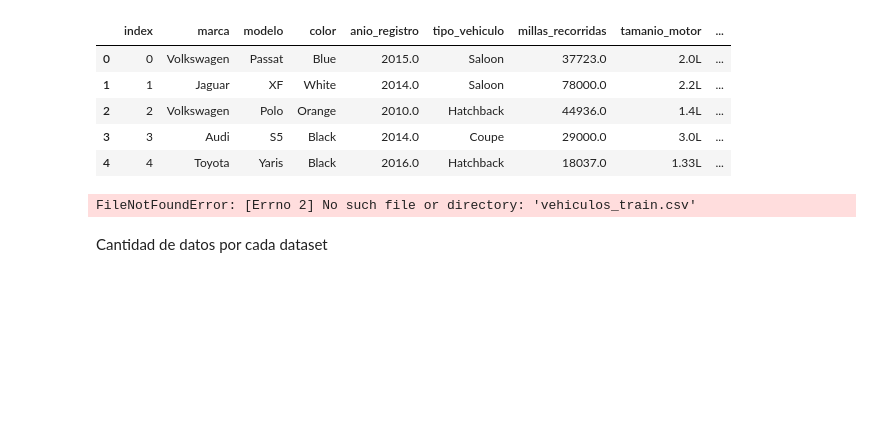
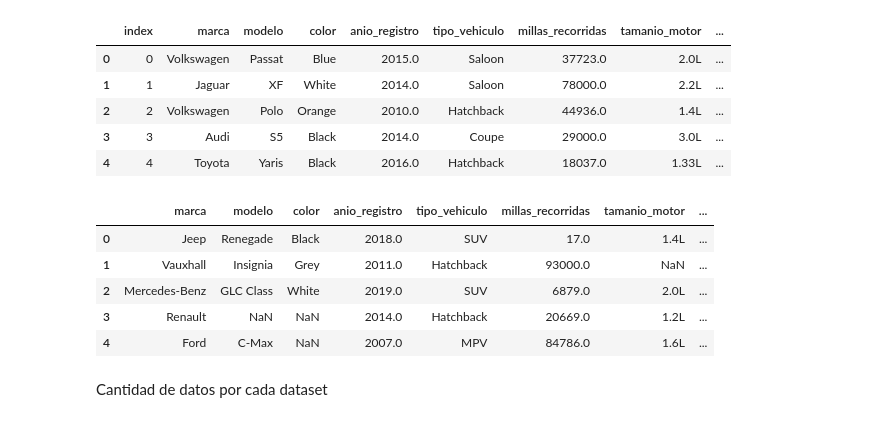
Before and after one commit to WSmithDR/machine-learning-project, a Jupyter notebook: 0. Revision preliminar.ipynb, the cells around one changed output. Saved outputs shown, nothing was run; the diff lists cells and outputs as text; code cells hidden in the pictures; blank space fills up the shorter version.

```diff
--- a/0. Revision preliminar.ipynb
+++ b/0. Revision preliminar.ipynb
@@ -28,10 +28,15 @@ df_test.head()
 | 3 | 3 | Audi | S5 | Black | 2014.0 | Coupe | 29000.0 | 3.0L | ... |
 | 4 | 4 | Toyota | Yaris | Black | 2016.0 | Hatchback | 18037.0 | 1.33L | ... |
 # %%
-df_train = pd.read_csv('vehiculos_train.csv')
+df_train = pd.read_csv(f'{initial_dir}/vehiculos_train.csv')
 df_train.head()
 # %% [output]
-FileNotFoundError: [Errno 2] No such file or directory: 'vehiculos_train.csv'
+|  | marca | modelo | color | anio_registro | tipo_vehiculo | millas_recorridas | tamanio_motor | ... |
+| 0 | Jeep | Renegade | Black | 2018.0 | SUV | 17.0 | 1.4L | ... |
+| 1 | Vauxhall | Insignia | Grey | 2011.0 | Hatchback | 93000.0 | NaN | ... |
+| 2 | Mercedes-Benz | GLC Class | White | 2019.0 | SUV | 6879.0 | 2.0L | ... |
+| 3 | Renault | NaN | NaN | 2014.0 | Hatchback | 20669.0 | 1.2L | ... |
+| 4 | Ford | C-Max | NaN | 2007.0 | MPV | 84786.0 | 1.6L | ... |
 # %% [markdown]
 Cantidad de datos por cada dataset
 # %%
```
Also changed, not shown: parts of 4 cells of this notebook, 8 other files.
